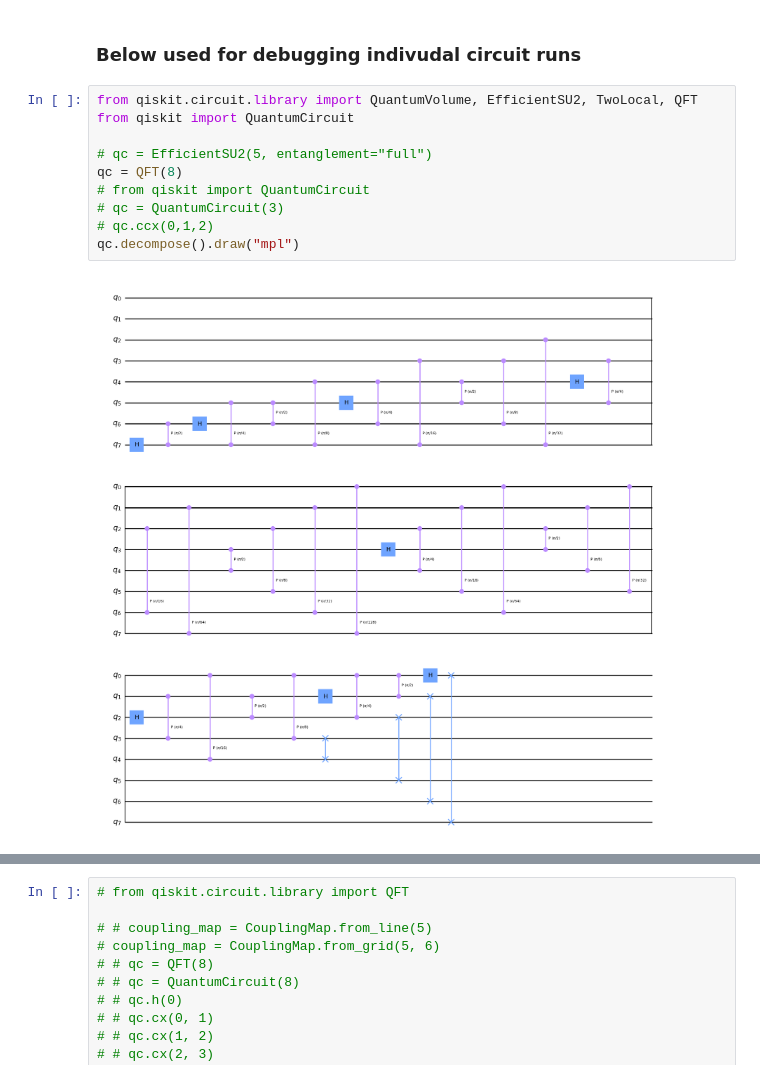
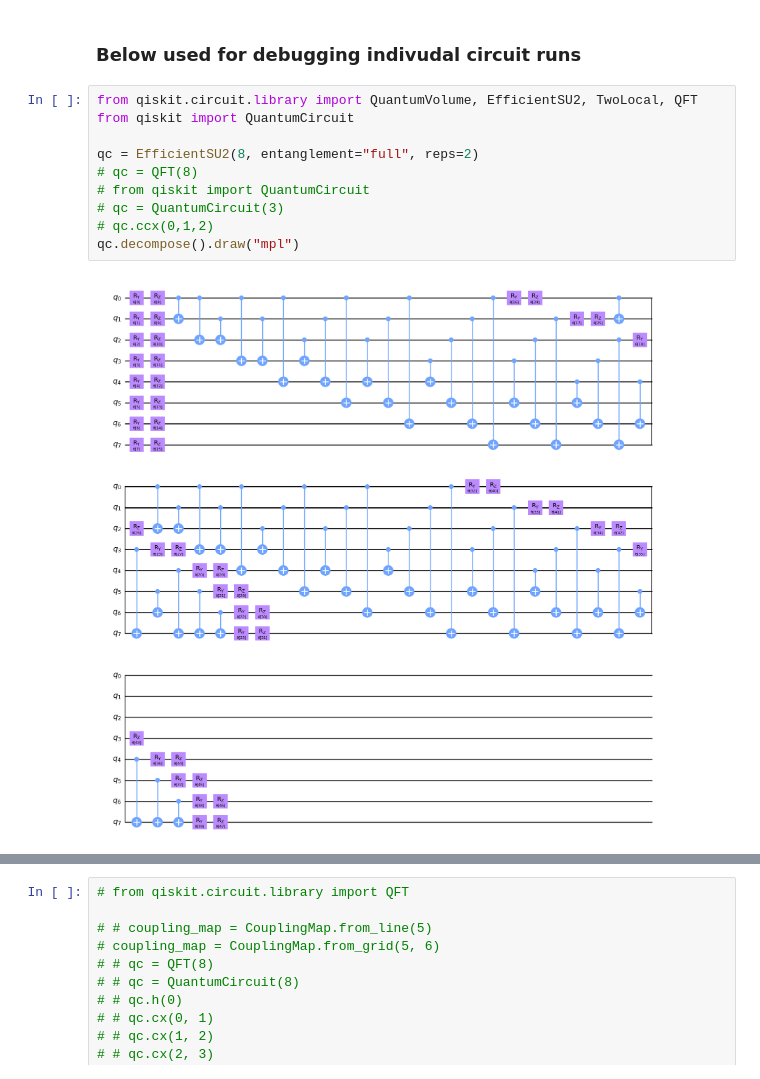
Before and after one commit to Pitt-JonesLab/mirror-gates, a Jupyter notebook: src/notebooks/bench.ipynb, the cells around one changed output, grey strips where cells are left out. Drawn from its saved outputs; the diff is of its cells as text.

```diff
--- a/src/notebooks/bench.ipynb
+++ b/src/notebooks/bench.ipynb
@@ -199,15 +105,15 @@ Metric: Depth, Circuit: wstate_n27, Transpiler: SabreQiskit
 # %%
 from qiskit.circuit.library import QuantumVolume, EfficientSU2, TwoLocal, QFT
 from qiskit import QuantumCircuit
 
-# qc = EfficientSU2(5, entanglement="full")
-qc = QFT(8)
+qc = EfficientSU2(8, entanglement="full", reps=2)
+# qc = QFT(8)
 # from qiskit import QuantumCircuit
 # qc = QuantumCircuit(3)
 # qc.ccx(0,1,2)
 qc.decompose().draw("mpl")
 # %% [output]
-[figure, old version]
+[figure, new version]
 # %%
 from qiskit.providers.fake_provider import FakeQuitoV2
 from qiskit.transpiler.coupling import CouplingMap
```
Also changed, not shown: parts of 11 cells of this notebook, 5 other files.
